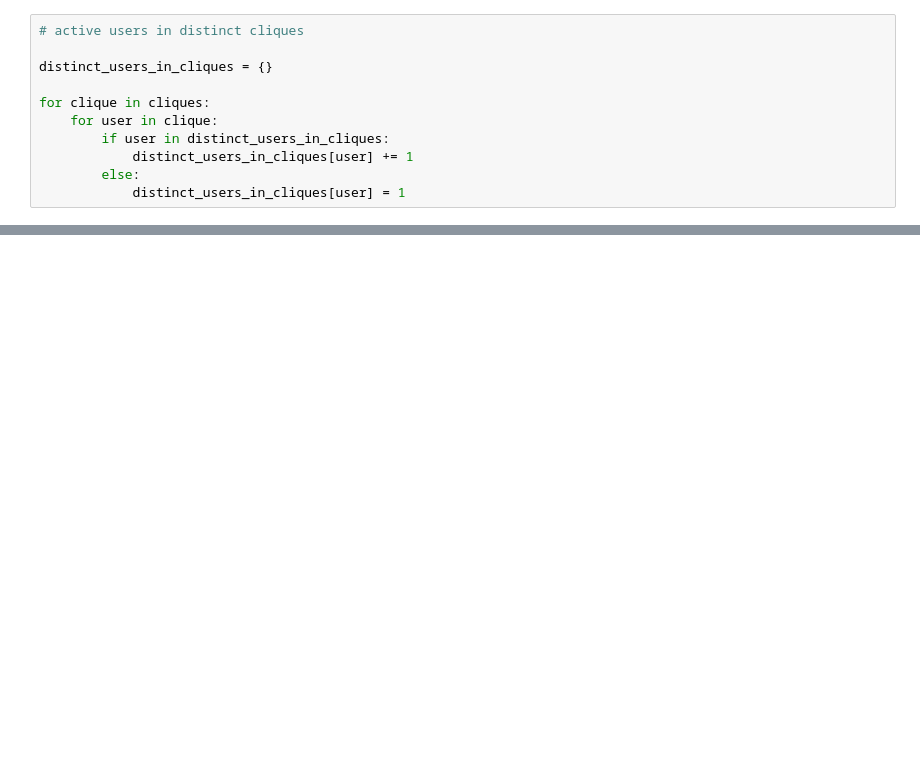
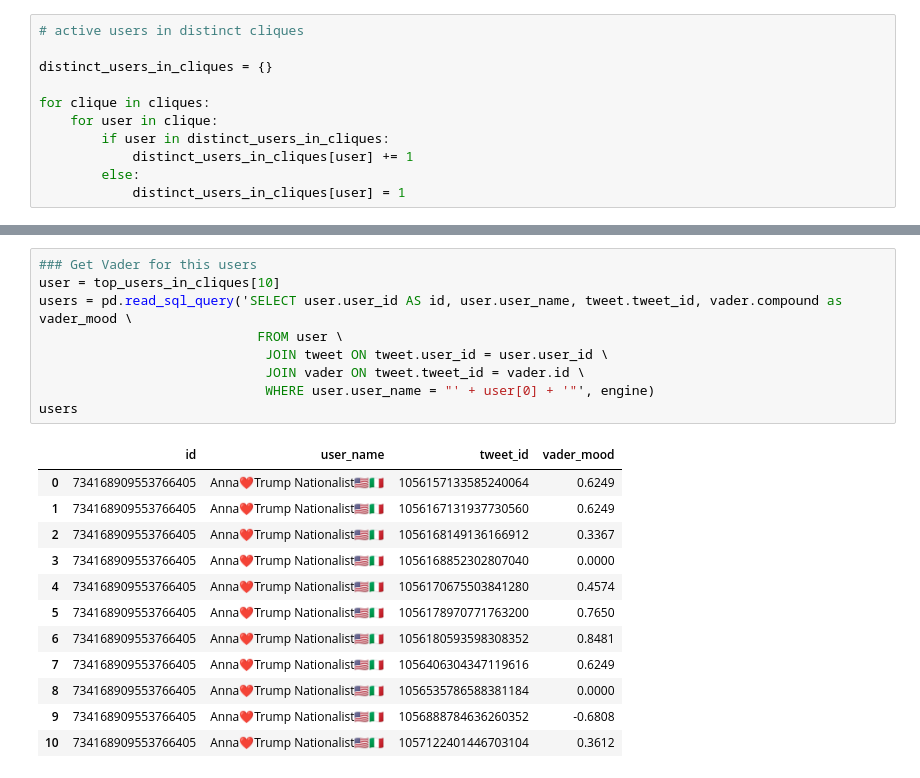
Before and after one commit to annaaniol/DataExploration, a Jupyter notebook: network_analysis.ipynb, the cells around one changed output, grey strips where cells are left out. Drawn from its saved outputs; the diff is of its cells as text; blank space fills up the shorter version.

Commit message:
Add simple vader for user analyse

```diff
--- a/network_analysis.ipynb
+++ b/network_analysis.ipynb
@@ -304,0 +291,22 @@ top_users_in_cliques[:5]
+# %%
+### Get Vader for this users
+user = top_users_in_cliques[10]
+users = pd.read_sql_query('SELECT user.user_id AS id, user.user_name, tweet.tweet_id, vader.compound as vader_mood \
+                            FROM user \
+                             JOIN tweet ON tweet.user_id = user.user_id \
+                             JOIN vader ON tweet.tweet_id = vader.id \
+                             WHERE user.user_name = "' + user[0] + '"', engine)
+users
+# %% [output]
+|  | id | user_name | tweet_id | vader_mood |
+| 0 | 734168909553766405 | Anna❤Trump Nationalist🇺🇸🇮🇹 | 1056157133585240064 | 0.6249 |
+| 1 | 734168909553766405 | Anna❤Trump Nationalist🇺🇸🇮🇹 | 1056167131937730560 | 0.6249 |
+| 2 | 734168909553766405 | Anna❤Trump Nationalist🇺🇸🇮🇹 | 1056168149136166912 | 0.3367 |
+| 3 | 734168909553766405 | Anna❤Trump Nationalist🇺🇸🇮🇹 | 1056168852302807040 | 0.0000 |
+| 4 | 734168909553766405 | Anna❤Trump Nationalist🇺🇸🇮🇹 | 1056170675503841280 | 0.4574 |
+| 5 | 734168909553766405 | Anna❤Trump Nationalist🇺🇸🇮🇹 | 1056178970771763200 | 0.7650 |
+| 6 | 734168909553766405 | Anna❤Trump Nationalist🇺🇸🇮🇹 | 1056180593598308352 | 0.8481 |
+| 7 | 734168909553766405 | Anna❤Trump Nationalist🇺🇸🇮🇹 | 1056406304347119616 | 0.6249 |
+| 8 | 734168909553766405 | Anna❤Trump Nationalist🇺🇸🇮🇹 | 1056535786588381184 | 0.0000 |
+| 9 | 734168909553766405 | Anna❤Trump Nationalist🇺🇸🇮🇹 | 1056888784636260352 | -0.6808 |
+| 10 | 734168909553766405 | Anna❤Trump Nationalist🇺🇸🇮🇹 | 1057122401446703104 | 0.3612 |
```
Also changed, not shown: parts of 16 cells of this notebook.
